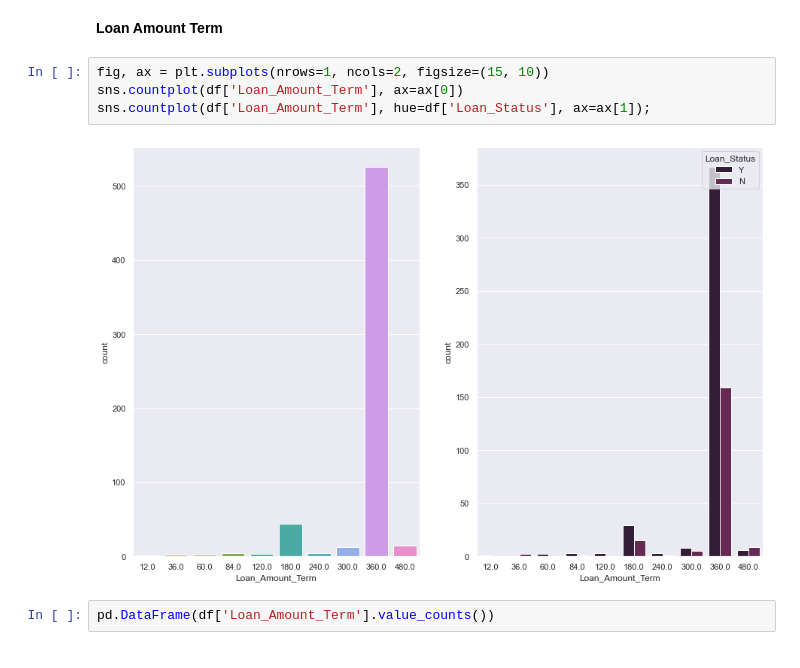
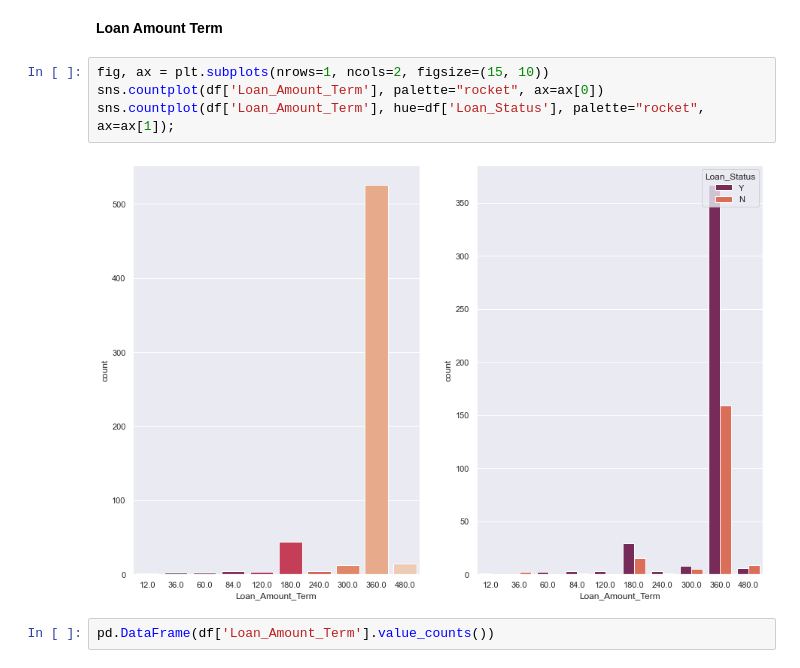
Before and after one commit to ConveroMursa/Data_Analysis, a Jupyter notebook: EDA_projects/Final_project/Loan_factors.ipynb, the cells around one changed output. Cells and saved outputs as stored; diff of their text form.

```diff
--- a/EDA_projects/Final_project/Loan_factors.ipynb
+++ b/EDA_projects/Final_project/Loan_factors.ipynb
@@ -546,10 +600,10 @@ df.groupby('LoanAmount_group')['Loan_Status_bin'].mean().plot(grid=True);
 **Loan Amount Term**
 # %%
 fig, ax = plt.subplots(nrows=1, ncols=2, figsize=(15, 10))
-sns.countplot(df['Loan_Amount_Term'], ax=ax[0])
-sns.countplot(df['Loan_Amount_Term'], hue=df['Loan_Status'], ax=ax[1]);
+sns.countplot(df['Loan_Amount_Term'], palette="rocket", ax=ax[0])
+sns.countplot(df['Loan_Amount_Term'], hue=df['Loan_Status'], palette="rocket", ax=ax[1]);
 # %% [output]
-[figure, old version]
+[figure, new version]
 # %%
 pd.DataFrame(df['Loan_Amount_Term'].value_counts())
 # %% [output]
```
Also changed, not shown: parts of 37 cells of this notebook.
